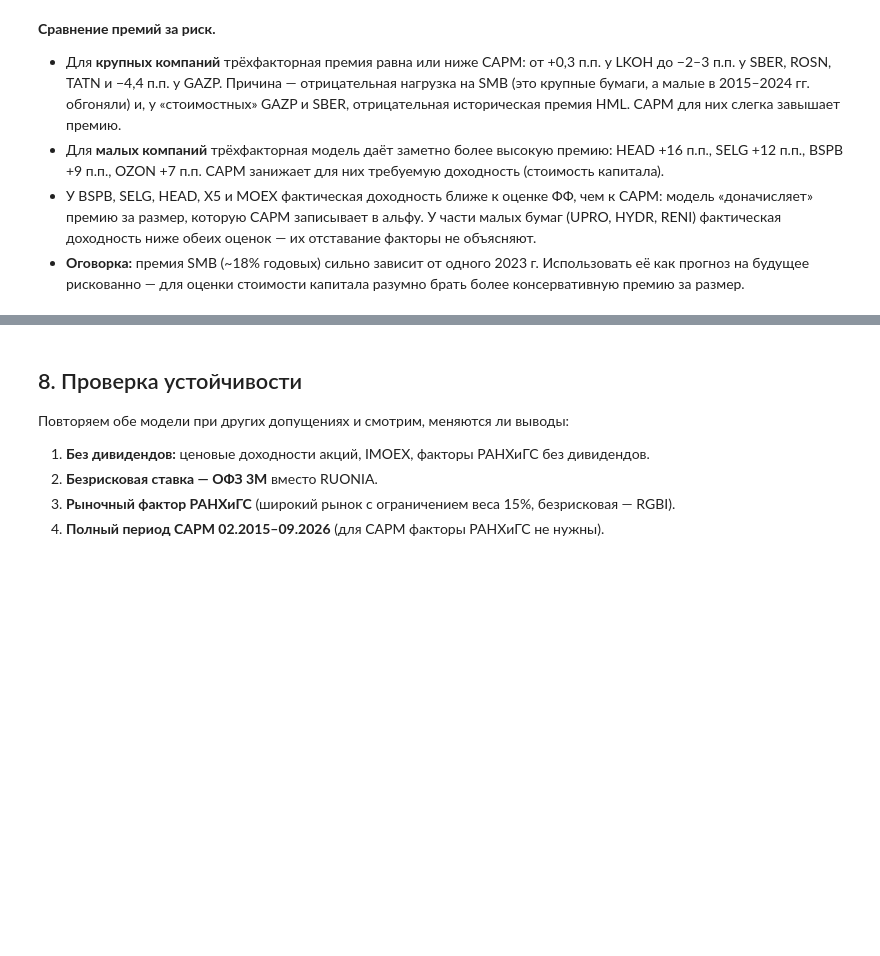
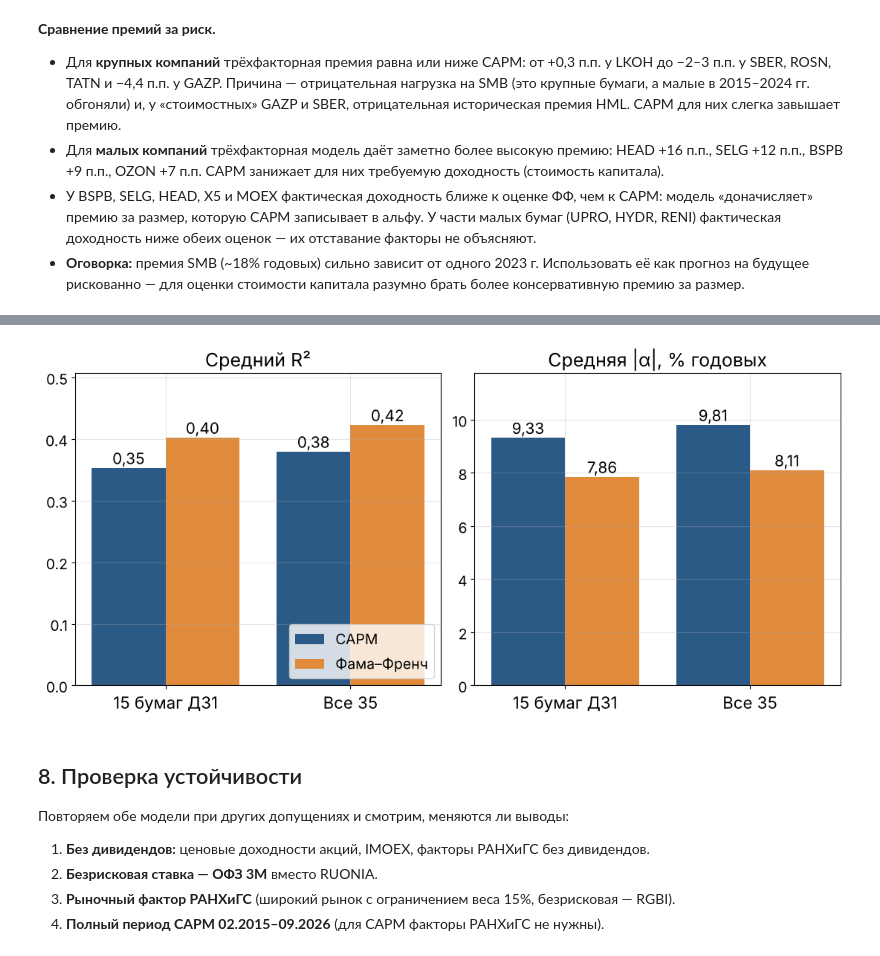
Before and after one commit to gurbanovagil29-prog/my2, a Jupyter notebook: hw2/hw2_fama_french.ipynb, the cells around one changed output, grey strips where cells are left out. Saved outputs shown, nothing was run; the diff lists cells and outputs as text; code cells hidden in the pictures; blank space fills up the shorter version.

```diff
--- a/hw2/hw2_fama_french.ipynb
+++ b/hw2/hw2_fama_french.ipynb
@@ -603,3 +727,23 @@ plt.tight_layout(); plt.savefig(FIG / "06_premia.png", dpi=150); plt.show()
+# %%
+# График: R² и средняя |α| в двух выборках
+fig, axes = plt.subplots(1, 2, figsize=(11, 5.2))
+labels, xs = ["15 бумаг ДЗ1", "Все 35"], np.arange(2)
+for ax, (rc, rf, title) in zip(axes, [("Средний R² CAPM", "Средний R² ФФ", "Средний R²"),
+                                      ("Средняя |α| CAPM, % год.", "Средняя |α| ФФ, % год.",
+                                       "Средняя |α|, % годовых")]):
+    vc = hw1_vs_all.loc[rc, labels].astype(float).values
+    vf = hw1_vs_all.loc[rf, labels].astype(float).values
+    ax.bar(xs - 0.2, vc, width=0.4, color="#2C5A87", label="CAPM")
+    ax.bar(xs + 0.2, vf, width=0.4, color="#E08A3C", label="Фама–Френч")
+    for x, v in zip(np.r_[xs - 0.2, xs + 0.2], np.r_[vc, vf]):
+        ax.text(x, v, f"{v:.2f}".replace(".", ","), ha="center", va="bottom", fontsize=15)
+    ax.set_xticks(xs); ax.set_xticklabels(labels, fontsize=16)
+    ax.set_title(title, fontsize=18); ax.tick_params(axis="y", labelsize=14)
+    ax.set_ylim(0, max(vc.max(), vf.max()) * 1.2)
+axes[0].legend(fontsize=14, loc="lower right")
+plt.tight_layout(); plt.savefig(FIG / "07_hw1_vs_all.png", dpi=150); plt.show()
+# %% [output]
+[figure, added]
 # %% [markdown]
 ## 8. Проверка устойчивости
 
```
Also changed, not shown: parts of 7 cells of this notebook, 7 other files.
